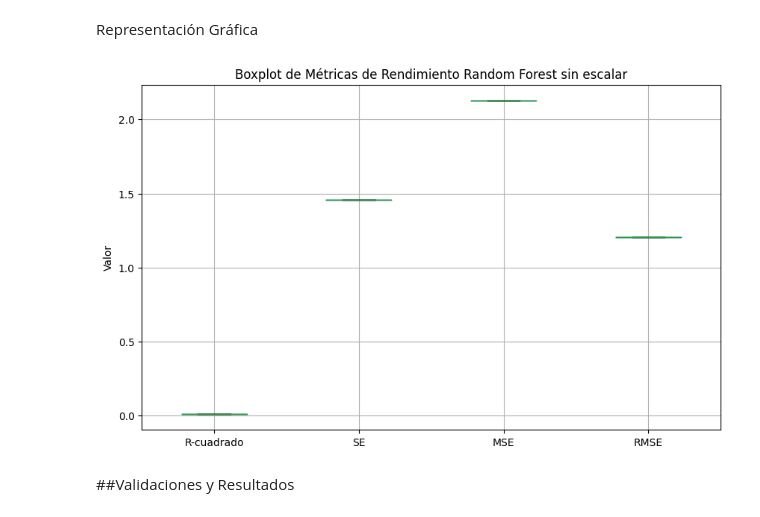
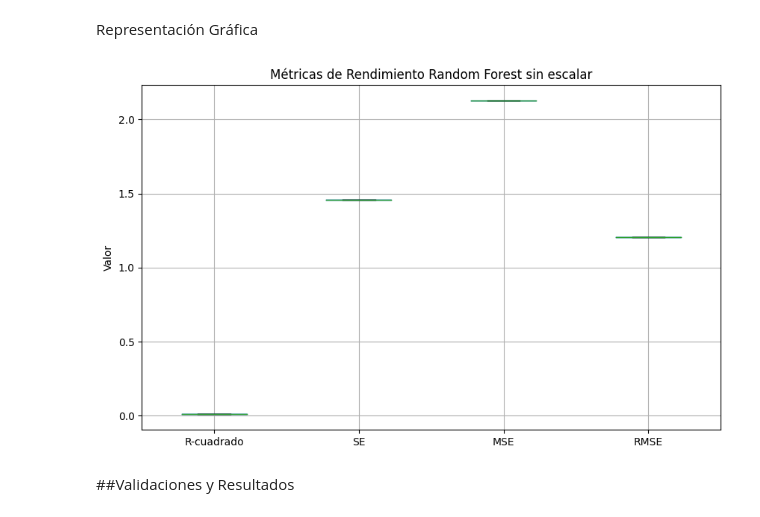
Before and after one commit to Kiroxs/ProyectoML, a Jupyter notebook: Proyecto_Machine_Learning.ipynb, the cells around one changed output. Saved outputs shown, nothing was run; the diff lists cells and outputs as text; code cells hidden in the pictures.

```diff
--- a/Proyecto_Machine_Learning.ipynb
+++ b/Proyecto_Machine_Learning.ipynb
@@ -304,14 +304,14 @@ Representación Gráfica
 # %%
 import matplotlib.pyplot as plt
 
 metrics_rf_sn = pd.DataFrame({'R-cuadrado': [r2_rfsn], 'SE': [se_rfsn], 'MSE': [mse_rfsn], 'RMSE': [rmse_rfsn ]})
 plt.figure(figsize=(10, 6))
 metrics_df2_sn.boxplot()
-plt.title('Boxplot de Métricas de Rendimiento Random Forest sin escalar')
+plt.title('Métricas de Rendimiento Random Forest sin escalar')
 plt.ylabel('Valor')
 plt.show()
 # %% [output]
-[figure, old version]
+[figure, new version]
 # %% [markdown]
 ##Validaciones y Resultados
 # %% [markdown]
```
Also changed, not shown: parts of 3 cells of this notebook.
